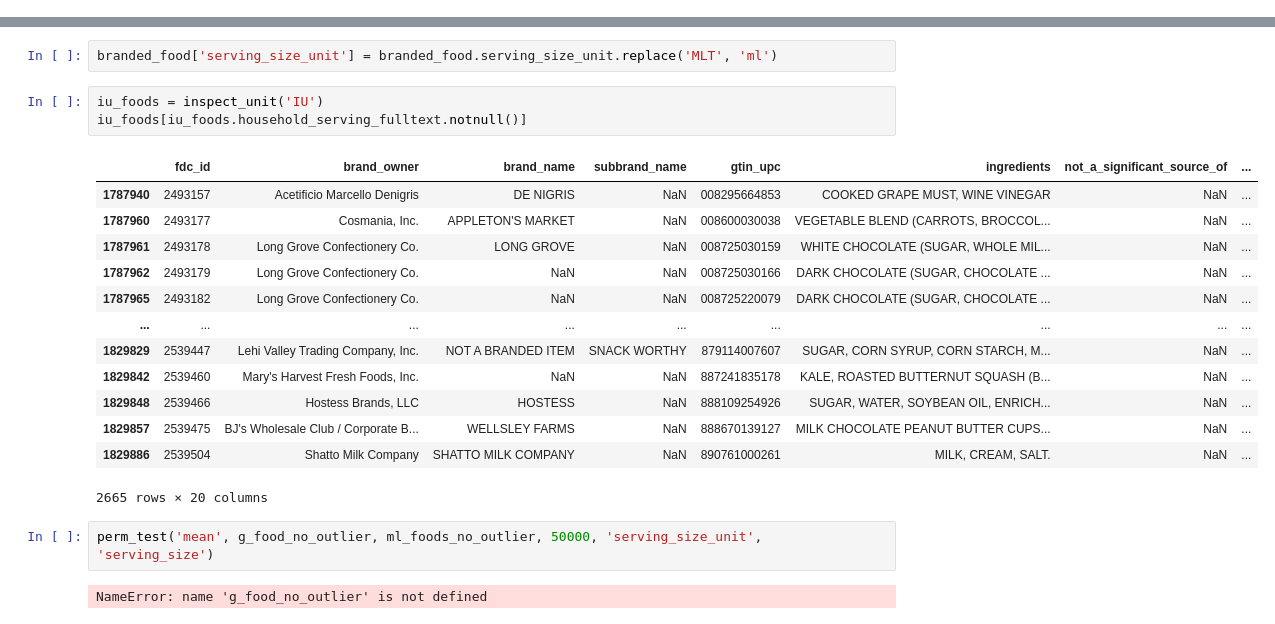
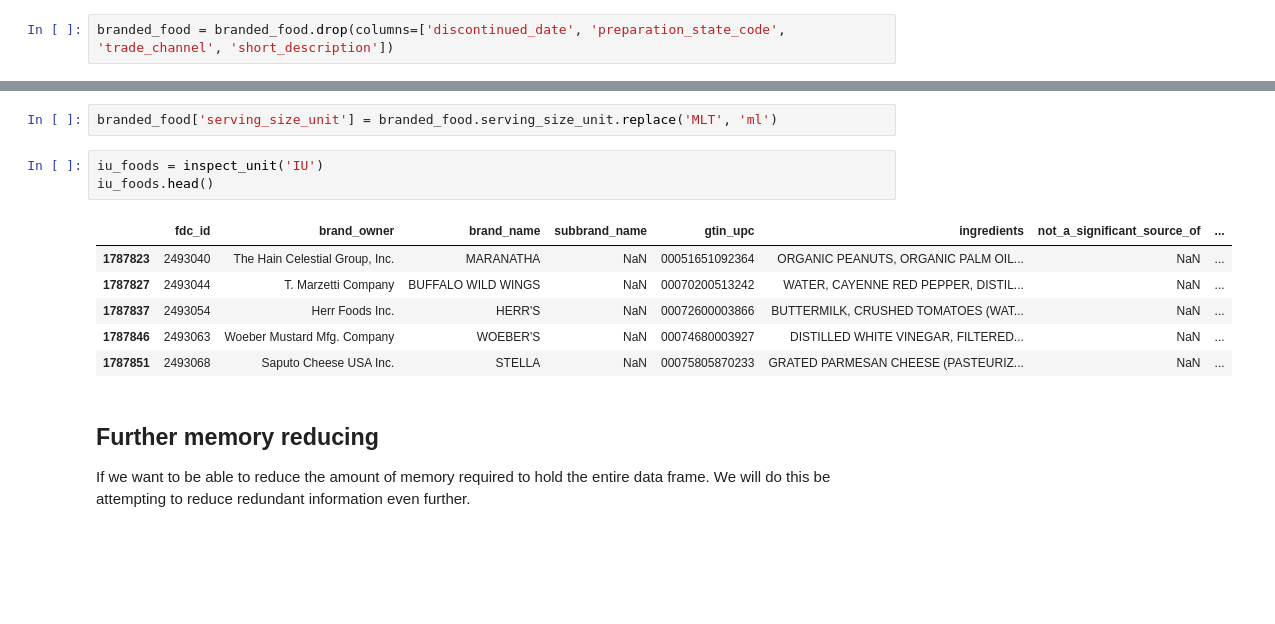
Before and after one commit to alexander-jensen/FDA-Data-Analysis, a Jupyter notebook: Branded Food Initial Data Analysis.ipynb, the cells around one changed output, grey strips where cells are left out. Saved outputs shown, nothing was run; the diff lists cells and outputs as text; blank space fills up the shorter version.

Commit message:
Reduced memory size of data set

```diff
--- a/Branded Food Initial Data Analysis.ipynb
+++ b/Branded Food Initial Data Analysis.ipynb
@@ -95,6 +120,8 @@ has_prep_code[has_prep_code.preparation_state_code == 'UNPREPARED'].head(5)
 | 1549671 | 2219412 | Cargill Incorporated/Honeysuckle ... | HONEYSUCKLE WHITE | NaN | 00642205534500 | All Natural Turkey, Natural Flavoing | NaN | ... |
 | 1549672 | 2219413 | Kellogg Company US | Kellogg's Pop-Tarts | NaN | 00038000317101 | Enriched flour (wheat flour, niac... | NaN | ... |
 | 1549673 | 2219414 | Kellogg Company US | Kellogg's Cheez It | NaN | 00024100105236 | Enriched flour (wheat flour, niac... | NaN | ... |
+# %%
+branded_food = branded_food.drop(columns=['discontinued_date', 'preparation_state_code', 'trade_channel', 'short_description'])
 # %% [markdown]
 ## Serving size cleaning
 # %%
@@ -463,22 +493,15 @@ We find by test that the distributions are more likely to be from the same under
 branded_food['serving_size_unit'] = branded_food.serving_size_unit.replace('MLT', 'ml')
 # %%
 iu_foods = inspect_unit('IU')
-iu_foods[iu_foods.household_serving_fulltext.notnull()]
+iu_foods.head()
 # %% [output]
 |  | fdc_id | brand_owner | brand_name | subbrand_name | gtin_upc | ingredients | not_a_significant_source_of | ... |
-| 1787940 | 2493157 | Acetificio Marcello Denigris | DE NIGRIS | NaN | 008295664853 | COOKED GRAPE MUST, WINE VINEGAR | NaN | ... |
-| 1787960 | 2493177 | Cosmania, Inc. | APPLETON'S MARKET | NaN | 008600030038 | VEGETABLE BLEND (CARROTS, BROCCOL... | NaN | ... |
-| 1787961 | 2493178 | Long Grove Confectionery Co. | LONG GROVE | NaN | 008725030159 | WHITE CHOCOLATE (SUGAR, WHOLE MIL... | NaN | ... |
-| 1787962 | 2493179 | Long Grove Confectionery Co. | NaN | NaN | 008725030166 | DARK CHOCOLATE (SUGAR, CHOCOLATE ... | NaN | ... |
-| 1787965 | 2493182 | Long Grove Confectionery Co. | NaN | NaN | 008725220079 | DARK CHOCOLATE (SUGAR, CHOCOLATE ... | NaN | ... |
-| ... | ... | ... | ... | ... | ... | ... | ... | ... |
-| 1829829 | 2539447 | Lehi Valley Trading Company, Inc. | NOT A BRANDED ITEM | SNACK WORTHY | 879114007607 | SUGAR, CORN SYRUP, CORN STARCH, M... | NaN | ... |
-| 1829842 | 2539460 | Mary's Harvest Fresh Foods, Inc. | NaN | NaN | 887241835178 | KALE, ROASTED BUTTERNUT SQUASH (B... | NaN | ... |
-| 1829848 | 2539466 | Hostess Brands, LLC | HOSTESS | NaN | 888109254926 | SUGAR, WATER, SOYBEAN OIL, ENRICH... | NaN | ... |
-| 1829857 | 2539475 | BJ's Wholesale Club / Corporate B... | WELLSLEY FARMS | NaN | 888670139127 | MILK CHOCOLATE PEANUT BUTTER CUPS... | NaN | ... |
-| 1829886 | 2539504 | Shatto Milk Company | SHATTO MILK COMPANY | NaN | 890761000261 | MILK, CREAM, SALT. | NaN | ... |
+| 1787823 | 2493040 | The Hain Celestial Group, Inc. | MARANATHA | NaN | 00051651092364 | ORGANIC PEANUTS, ORGANIC PALM OIL... | NaN | ... |
+| 1787827 | 2493044 | T. Marzetti Company | BUFFALO WILD WINGS | NaN | 00070200513242 | WATER, CAYENNE RED PEPPER, DISTIL... | NaN | ... |
+| 1787837 | 2493054 | Herr Foods Inc. | HERR'S | NaN | 00072600003866 | BUTTERMILK, CRUSHED TOMATOES (WAT... | NaN | ... |
+| 1787846 | 2493063 | Woeber Mustard Mfg. Company | WOEBER'S | NaN | 00074680003927 | DISTILLED WHITE VINEGAR, FILTERED... | NaN | ... |
+| 1787851 | 2493068 | Saputo Cheese USA Inc. | STELLA | NaN | 00075805870233 | GRATED PARMESAN CHEESE (PASTEURIZ... | NaN | ... |
-2665 rows × 20 columns
-# %%
-perm_test('mean', g_food_no_outlier, ml_foods_no_outlier, 50000, 'serving_size_unit', 'serving_size')
-# %% [output]
-NameError: name 'g_food_no_outlier' is not defined
+# %% [markdown]
+## Further memory reducing
+
+If we want to be able to reduce the amount of memory required to hold the entire data frame. We will do this be attempting to reduce redundant information even further.
```
Also changed, not shown: parts of 35 cells of this notebook.
